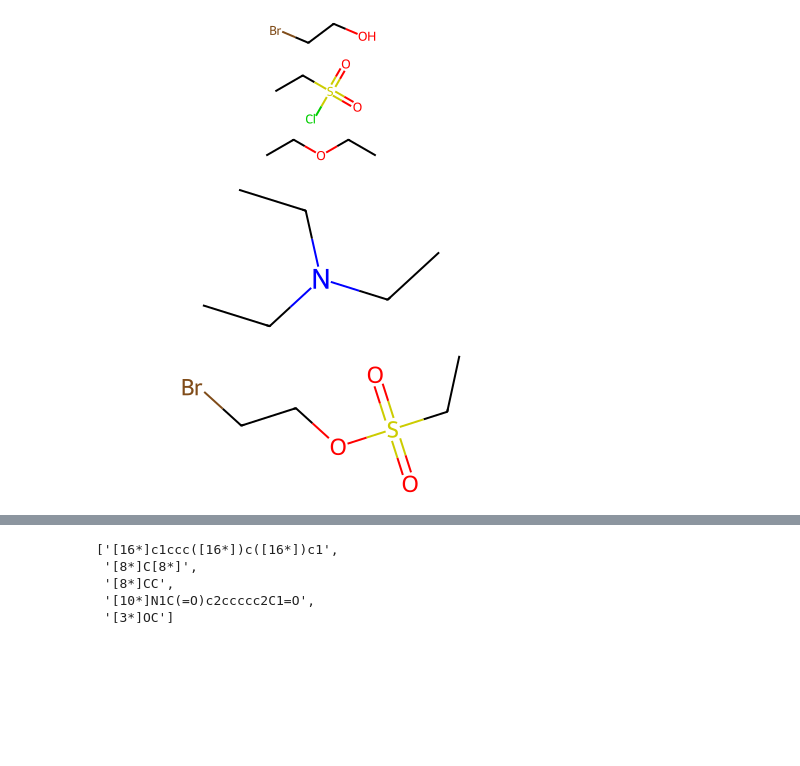
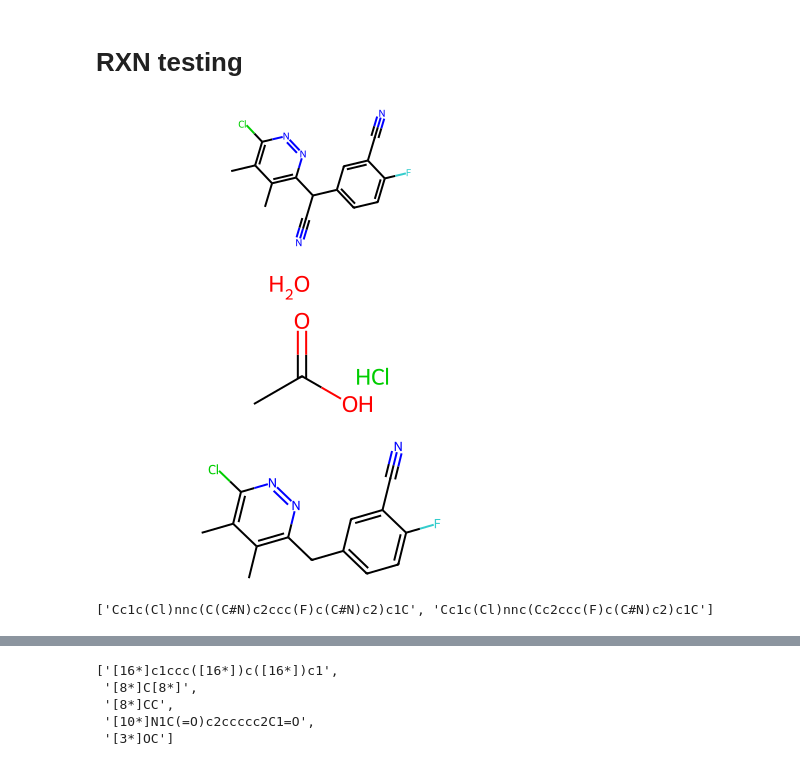
Before and after one commit to naigamshah/LIMO-Plus, a Jupyter notebook: playground.ipynb, the cells around one changed output, grey strips where cells are left out. Drawn from its saved outputs; the diff is of its cells as text; code cells hidden in the pictures; blank space fills up the shorter version.

```diff
--- a/playground.ipynb
+++ b/playground.ipynb
@@ -81,12 +230,19 @@ ss = ["CC[C@H](C)CN(C)[C@@H]1CC(=O)c2sc(OC(=O)[C@H](C)NC(C)=O)nc2C1",
 
 for s in ss:
     score_smile(s)
+# %% [markdown]
+# RXN testing
 # %%
-rxn = "CCOCC.CCS(=O)(=O)Cl.OCCBr>C(N(CC)CC)C>CCS(=O)(=O)OCCBr"
+rxn = "Cc1c(Cl)nnc(C(C#N)c2ccc(F)c(C#N)c2)c1C>CC(=O)O.Cl.O>Cc1c(Cl)nnc(Cc2ccc(F)c(C#N)c2)c1C"
 display(Chem.MolFromSmiles(rxn.split(">")[0]))
 display(Chem.MolFromSmiles(rxn.split(">")[1]))
 display(Chem.MolFromSmiles(rxn.split(">")[2]))
 # %% [output]
-[figure, old version]
+[figure, new version]
-[figure, old version]
+[figure, new version]
-[figure, old version]
+[figure, new version]
+# %%
+
+rxn.split(">")[0].split(".") + rxn.split(">")[2].split(".")
+# %% [output]
+['Cc1c(Cl)nnc(C(C#N)c2ccc(F)c(C#N)c2)c1C', 'Cc1c(Cl)nnc(Cc2ccc(F)c(C#N)c2)c1C']
```
Also changed, not shown: parts of 20 cells of this notebook, 11 other files.
